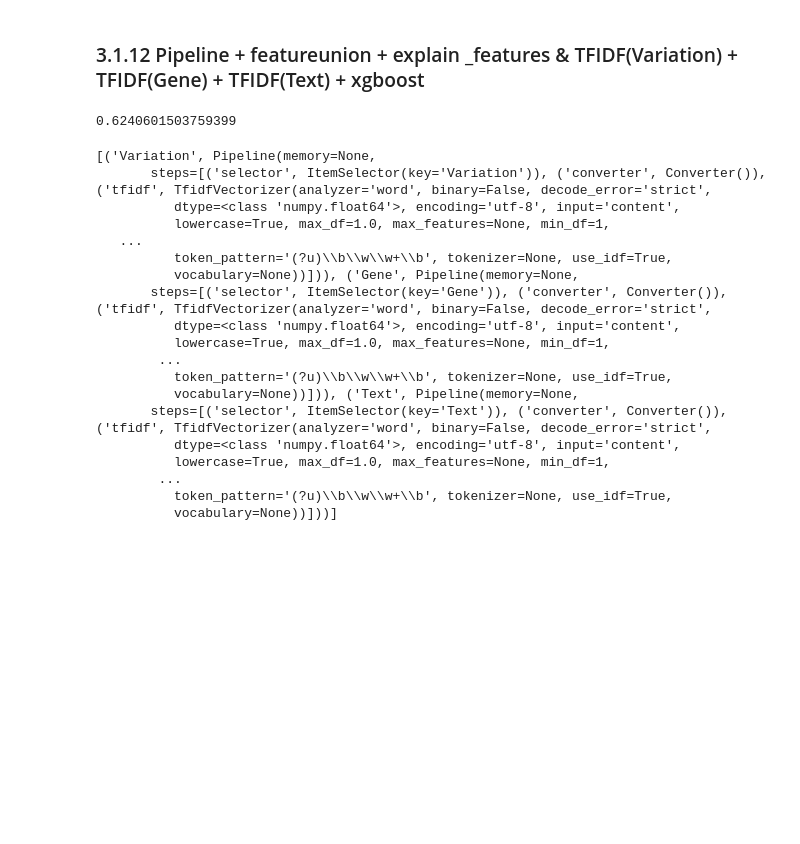
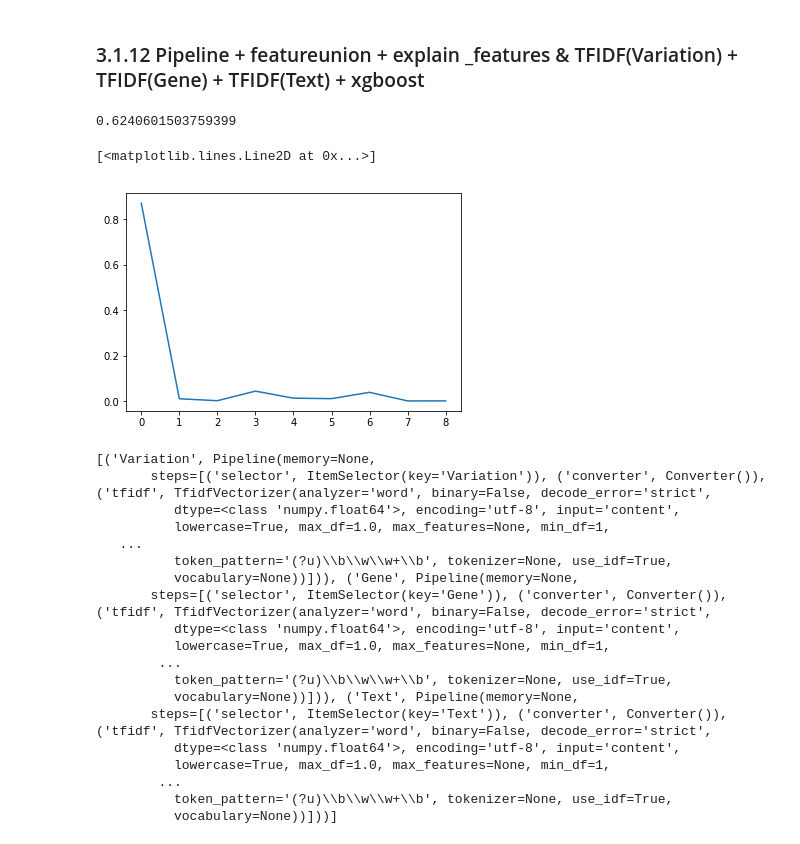
Before and after one commit to dujm/Health_PrecisionMedicine, a Jupyter notebook: notebooks/02Feature_and_Model_Sample_Data.ipynb, the cells around one changed output. Saved outputs shown, nothing was run; the diff lists cells and outputs as text; code cells hidden in the pictures; blank space fills up the shorter version.

```diff
--- a/notebooks/02Feature_and_Model_Sample_Data.ipynb
+++ b/notebooks/02Feature_and_Model_Sample_Data.ipynb
@@ -538,12 +538,21 @@ ppl = Pipeline([
 ])
 # %%
 model = ppl.fit(X_tr,y_tr)
-# %%
-predicted = model.predict(X_val)
-acc=np.mean(predicted == y_val)
-print(acc)
-# %% [output]
-0.6240601503759399
+# %%
+# Accuracy score
+model.score(X_val,y_val)
+# %% [output]
+0.6240601503759399
+# %%
+# Calculate predict probability for each class
+y_pred = model.predict_proba(X_val)[0]
+y_pred
+
+# plot the probability
+plt.plot(y_pred)
+# %% [output]
+[<matplotlib.lines.Line2D at 0x...>]
+[figure, added]
 # %%
 model.named_steps['features'].transformer_list
 # %% [output]
```
Also changed, not shown: parts of 16 cells of this notebook.
